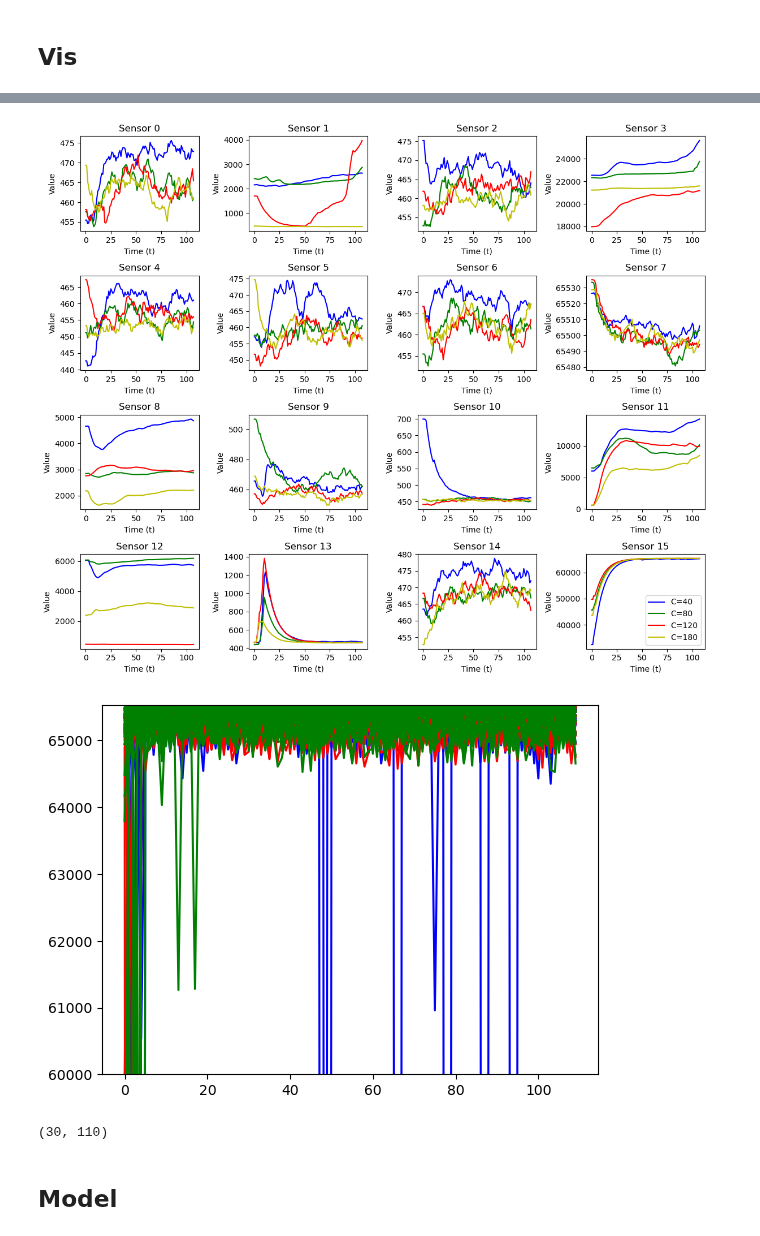
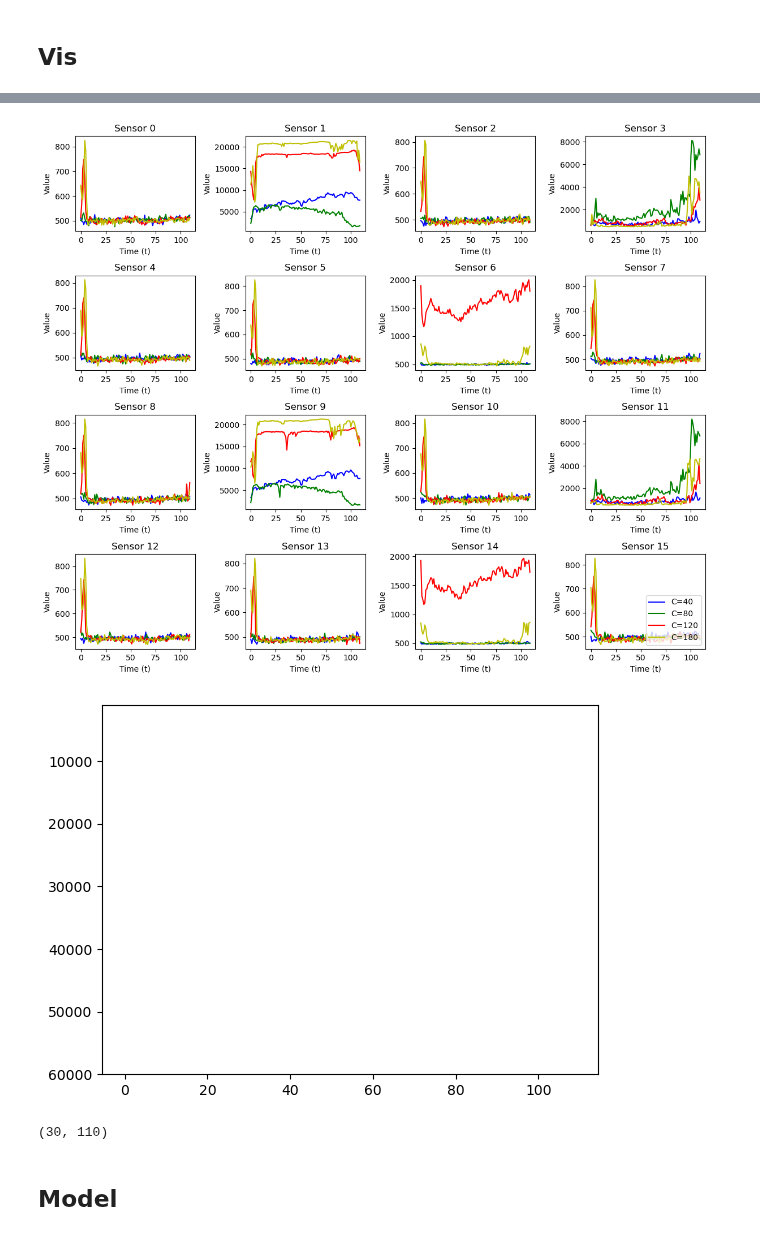
Before and after one commit to shepai/TactileSensor, a Jupyter notebook: Code/Data collection/robot/spiderData/vis.ipynb, the cells around one changed output, grey strips where cells are left out. Saved outputs shown, nothing was run; the diff lists cells and outputs as text; code cells hidden in the pictures.

```diff
--- a/Code/Data collection/robot/spiderData/vis.ipynb
+++ b/Code/Data collection/robot/spiderData/vis.ipynb
@@ -54,3 +54,13 @@ def config_data(name):
         arrays.append(current_array)
 
     return np.array(arrays)
+
+def config2(name):
+    df = pd.read_csv(path+name)
+    ar=[]
+    for i in range(30):
+        miniTable=df.loc[df['run'] == i]
+        sub=[miniTable[f'p{i+1}'] for i in range(16)]
+        ar.append(np.array(sub).T)
+    ar=np.array(ar)
+    return ar
@@ -105,14 +113,14 @@ plt.show()
 # %%
-d1=config_data("sandpaper_C40_1.csv")
+d1=config2("sandpaper_C40_new_sensor_1.csv")
 averaged1 = np.average(d1,axis=0)
 y1=np.zeros((len(d1),1))+40
-d2=config_data("sandpaper_C80_1.csv")
+d2=config2("sandpaper_C80_new_sensor_1.csv")
 averaged2 = np.average(d2,axis=0)
 y2=np.zeros((len(d2),1))+80
-d3=config_data("sandpaper_C120_1.csv")
+d3=config2("sandpaper_C120_new_sensor_1.csv")
 averaged3 = np.average(d3,axis=0)
 y3=np.zeros((len(d3),1))+120
-d4=config_data("sandpaper_C180_1.csv")
+d4=config2("sandpaper_C180_new_sensor_1.csv")
 y4=np.zeros((len(d4),1))+180
 averaged4 = np.average(d4,axis=0)
 
@@ -158,38 +166,39 @@ def moving_average_filter(trials,alpha=0.1):
             filtered_trials[i][j+1]= alpha*trials[i][j] + beta*filtered_trials[i][j]
 
     return filtered_trials[:,:-2]
 
-d1=moving_average_filter(config_data("sandpaper_C40_1.csv"))
+d1=config2("sandpaper_C40_new_sensor_1.csv")
 averaged1 = np.average(d1,axis=0)
 y1=np.zeros((len(d1),1))+40
-d2=moving_average_filter(config_data("sandpaper_C80_1.csv"))
+d2=config2("sandpaper_C80_new_sensor_1.csv")
 averaged2 = np.average(d2,axis=0)
 y2=np.zeros((len(d2),1))+80
-d3=moving_average_filter(config_data("sandpaper_C120_1.csv"))
+d3=config2("sandpaper_C120_new_sensor_1.csv")
 averaged3 = np.average(d3,axis=0)
 y3=np.zeros((len(d3),1))+120
-d4=moving_average_filter(config_data("sandpaper_C180_1.csv"))
+d4=config2("sandpaper_C180_new_sensor_1.csv")
 y4=np.zeros((len(d4),1))+180
 averaged4 = np.average(d4,axis=0)
+
 fig, axs = plt.subplots(4, 4, figsize=(12, 10))
 num=0
 
 for i in range(4):
     for j in range(4):
         axs[i][j].set_title("Sensor "+str(num))
         axs[i][j].plot(averaged1[:,num],c="b",label="C=40")
         axs[i][j].plot(averaged2[:,num],c="g",label="C=80")
         axs[i][j].plot(averaged3[:,num],c="r",label="C=120")
         axs[i][j].plot(averaged4[:,num],c="y",label="C=180")
         axs[i][j].set_xlabel("Time (t)")
         axs[i][j].set_ylabel("Value")
         num+=1
 
 plt.legend(loc="lower right")
 plt.tight_layout()
 plt.show()
 # %% [output]
-[figure, old version]
+[figure, new version]
 # %%
 vibc40=d1[:,:,15]
 for i in range(len(vibc40)):
@@ -204,7 +213,7 @@ plt.ylim([60000,np.max(vibc120)])
 plt.show()
 print(vibc120.shape)
 # %% [output]
-[figure, old version]
+[figure, new version]
 (30, 110)
 # %% [markdown]
 ## Model
```
Also changed, not shown: parts of 3 cells of this notebook.
